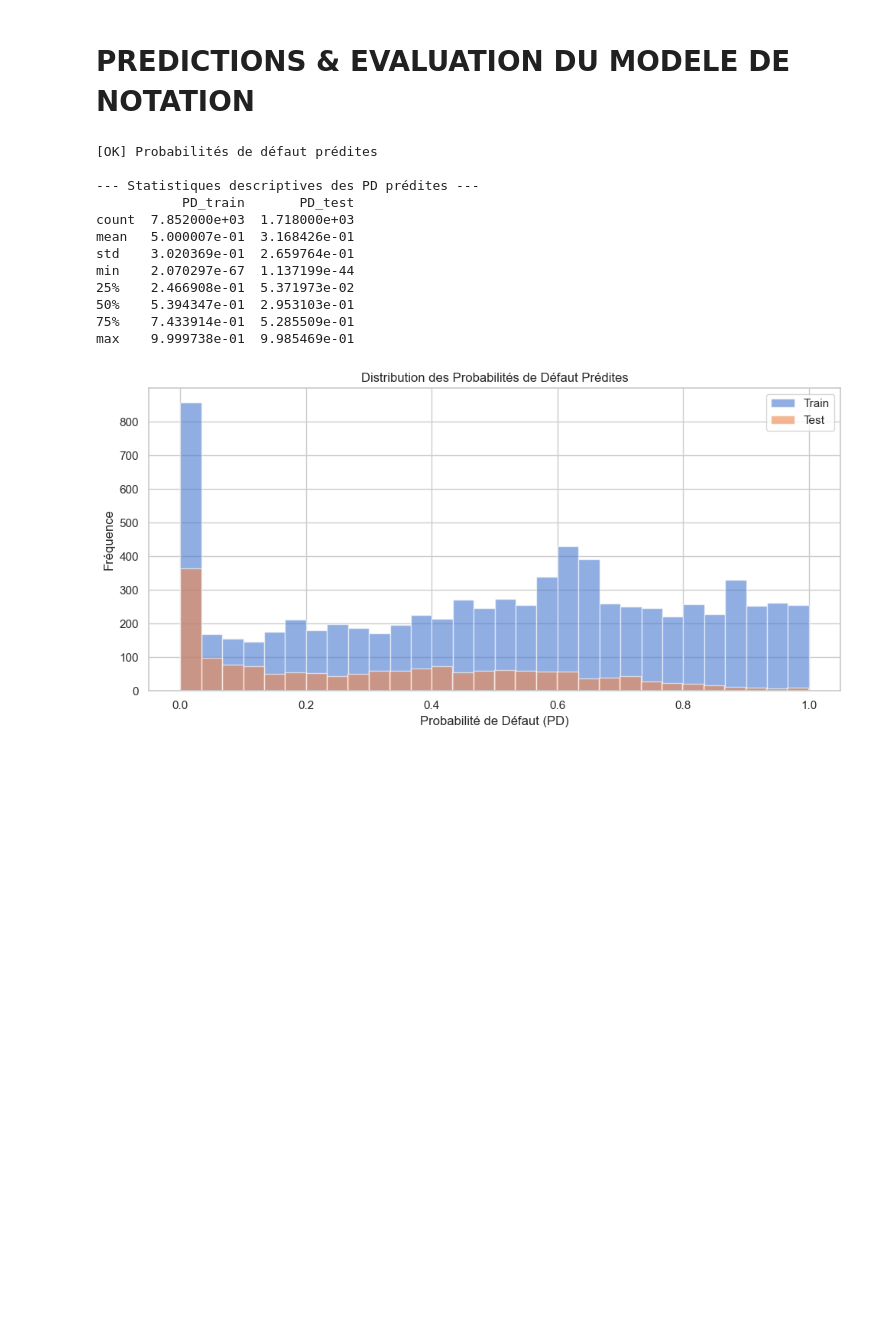
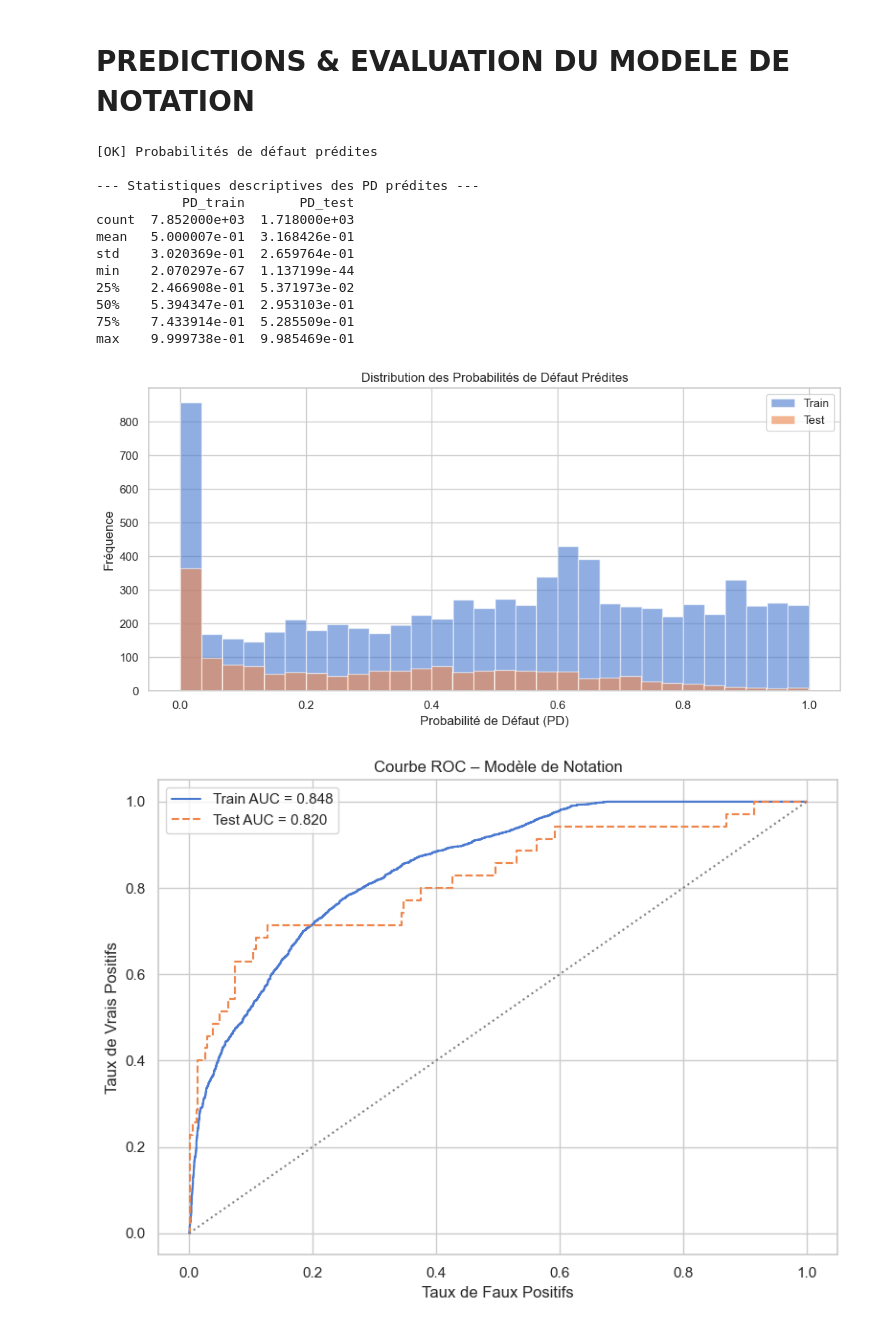
Before and after one commit to farahmkaouar-hue/scoring-credit, a Jupyter notebook: scoring_credit.ipynb, the cells around one changed output. Saved outputs shown, nothing was run; the diff lists cells and outputs as text; code cells hidden in the pictures; blank space fills up the shorter version.

Commit message:
Évaluation du modèle et échelle de notation

```diff
--- a/scoring_credit.ipynb
+++ b/scoring_credit.ipynb
@@ -1813,8 +1834,9 @@ from sklearn.metrics import (
 # ------------------------------------------------
 # 1. Prédiction des probabilités de défaut (PD)
 # ------------------------------------------------
-y_train=X_train_model_final
-y_test=X_test_model_final
+# Vraies étiquettes (défaut = 1) pour l'évaluation
+y_train = y_train_resampled.reset_index(drop=True)
+y_test = y_test.reset_index(drop=True)
 y_train_pred_proba = result.predict(X_train_model_final)
 y_test_pred_proba = result.predict(X_test_model_final)
 
@@ -1890,30 +1912,31 @@ print(f"KS Test  : {ks_test:.3f}")
 
 # ------------------------------------------------
 # 5. Matrice de confusion & classification
 # ------------------------------------------------
 # Seuil standard (5% PD – ajustable selon politique risque)
 threshold = 0.5
 
 y_test_pred_class = (y_test_pred_proba >= threshold).astype(int)
 
 cm = confusion_matrix(y_test, y_test_pred_class)
 
 print("\n--- Matrice de confusion (Test) ---")
 print(cm)
 
 print("\n--- Rapport de classification (Test) ---")
 print(classification_report(y_test, y_test_pred_class, digits=3))
 # %% [output]
 [OK] Probabilités de défaut prédites
 
 --- Statistiques descriptives des PD prédites ---
            PD_train       PD_test
 count  7.852000e+03  1.718000e+03
 mean   5.000007e-01  3.168426e-01
 std    3.020369e-01  2.659764e-01
 min    2.070297e-67  1.137199e-44
 25%    2.466908e-01  5.371973e-02
 50%    5.394347e-01  2.953103e-01
 75%    7.433914e-01  5.285509e-01
 max    9.999738e-01  9.985469e-01
 [figure]
+[figure, added]
```
Also changed, not shown: parts of 8 cells of this notebook, 1 other file.
